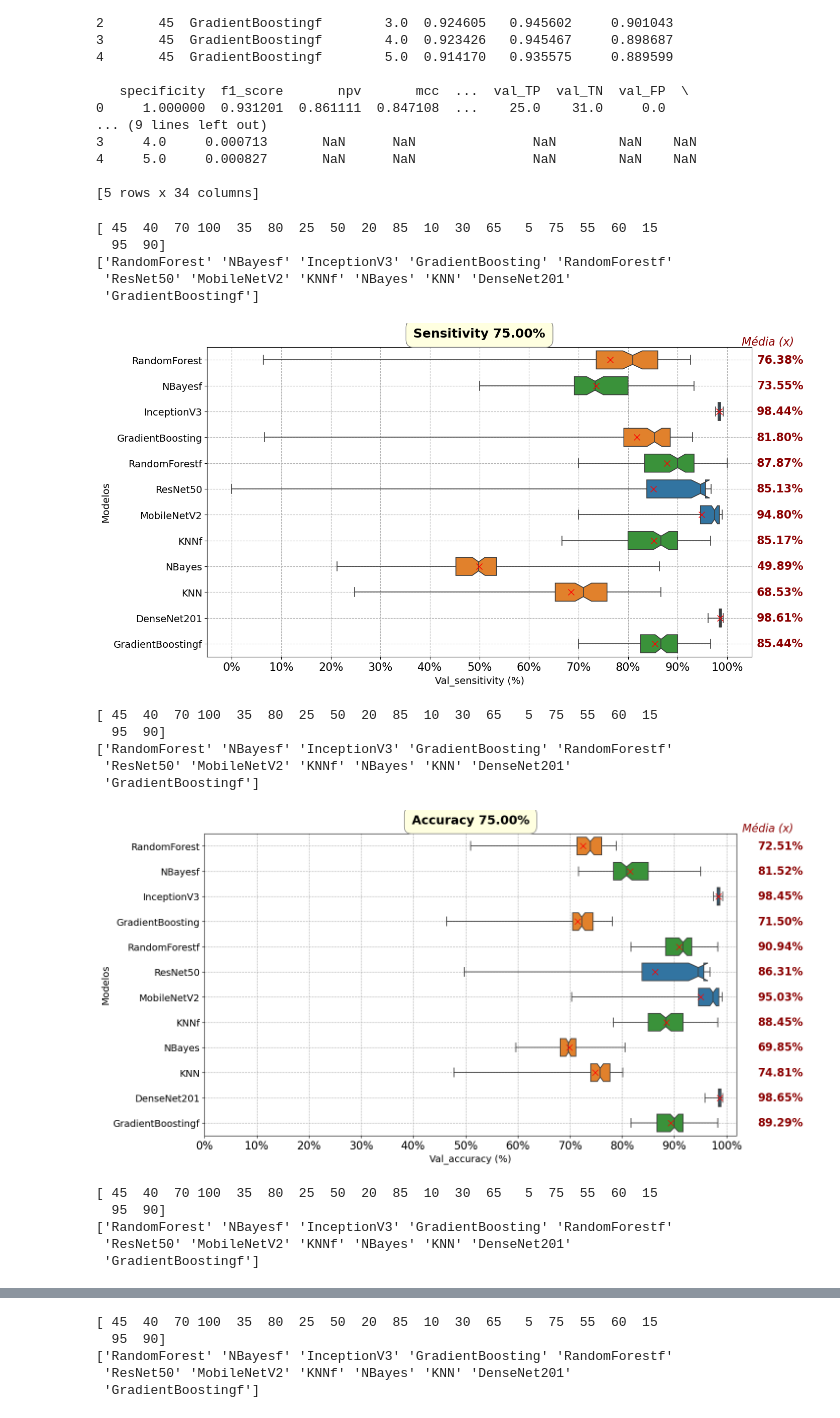
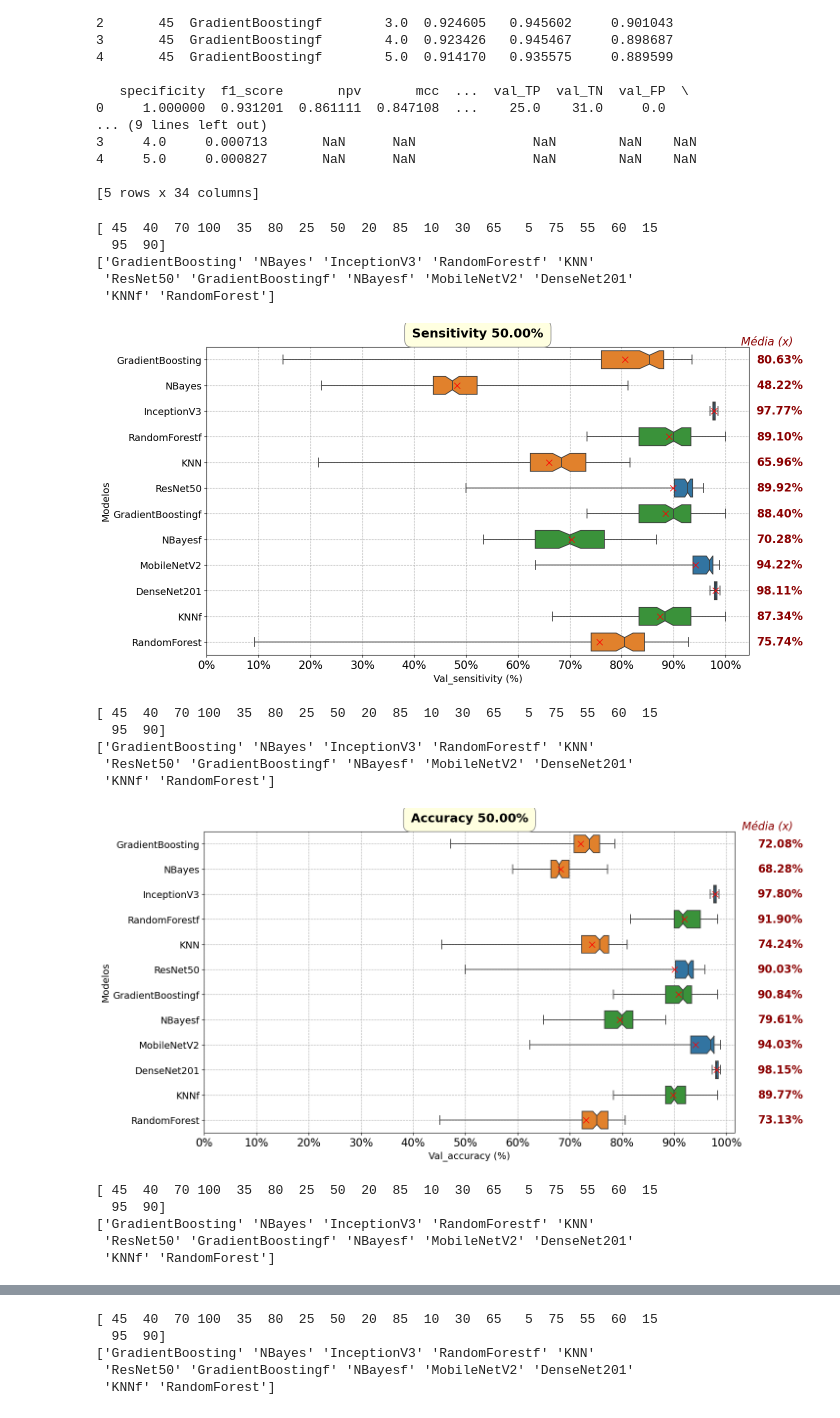
Before and after one commit to williancarddd/malaria-pibiti, a Jupyter notebook: 6_resultados/analitycs/by_train/box_plot_v2.ipynb, the cells around one changed output, grey strips where cells are left out. Drawn from its saved outputs; the diff is of its cells as text; code cells hidden in the pictures.

```diff
--- a/6_resultados/analitycs/by_train/box_plot_v2.ipynb
+++ b/6_resultados/analitycs/by_train/box_plot_v2.ipynb
@@ -159,26 +159,26 @@ def boxplot(main_pd, attribute, subset_value):
 # %%
 # Colunas a serem plotadas
 COLUMNS = ["val_sensitivity", "val_accuracy", "val_precision", "val_specificity",
            "val_f1_score", "val_auc"]
 
 # Gerar gráficos
 for column in COLUMNS:
-    boxplot(df, column, 75)
+    boxplot(df, column, 50)
 # %% [output]
 [ 45  40  70 100  35  80  25  50  20  85  10  30  65   5  75  55  60  15
   95  90]
-['RandomForest' 'NBayesf' 'InceptionV3' 'GradientBoosting' 'RandomForestf'
- 'ResNet50' 'MobileNetV2' 'KNNf' 'NBayes' 'KNN' 'DenseNet201'
- 'GradientBoostingf']
+['GradientBoosting' 'NBayes' 'InceptionV3' 'RandomForestf' 'KNN'
+ 'ResNet50' 'GradientBoostingf' 'NBayesf' 'MobileNetV2' 'DenseNet201'
+ 'KNNf' 'RandomForest']
-[figure, old version]
+[figure, new version]
 [ 45  40  70 100  35  80  25  50  20  85  10  30  65   5  75  55  60  15
   95  90]
-['RandomForest' 'NBayesf' 'InceptionV3' 'GradientBoosting' 'RandomForestf'
- 'ResNet50' 'MobileNetV2' 'KNNf' 'NBayes' 'KNN' 'DenseNet201'
- 'GradientBoostingf']
+['GradientBoosting' 'NBayes' 'InceptionV3' 'RandomForestf' 'KNN'
+ 'ResNet50' 'GradientBoostingf' 'NBayesf' 'MobileNetV2' 'DenseNet201'
+ 'KNNf' 'RandomForest']
-[figure, old version]
+[figure, new version]
 [ 45  40  70 100  35  80  25  50  20  85  10  30  65   5  75  55  60  15
   95  90]
-['RandomForest' 'NBayesf' 'InceptionV3' 'GradientBoosting' 'RandomForestf'
- 'ResNet50' 'MobileNetV2' 'KNNf' 'NBayes' 'KNN' 'DenseNet201'
- 'GradientBoostingf']
+['GradientBoosting' 'NBayes' 'InceptionV3' 'RandomForestf' 'KNN'
+ 'ResNet50' 'GradientBoostingf' 'NBayesf' 'MobileNetV2' 'DenseNet201'
+ 'KNNf' 'RandomForest']
@@ -186,5 +186,5 @@ for column in COLUMNS:
 [ 45  40  70 100  35  80  25  50  20  85  10  30  65   5  75  55  60  15
   95  90]
-['RandomForest' 'NBayesf' 'InceptionV3' 'GradientBoosting' 'RandomForestf'
- 'ResNet50' 'MobileNetV2' 'KNNf' 'NBayes' 'KNN' 'DenseNet201'
- 'GradientBoostingf']
+['GradientBoosting' 'NBayes' 'InceptionV3' 'RandomForestf' 'KNN'
+ 'ResNet50' 'GradientBoostingf' 'NBayesf' 'MobileNetV2' 'DenseNet201'
+ 'KNNf' 'RandomForest']
```
Also changed, not shown: parts of 2 cells of this notebook, 47 other files.
